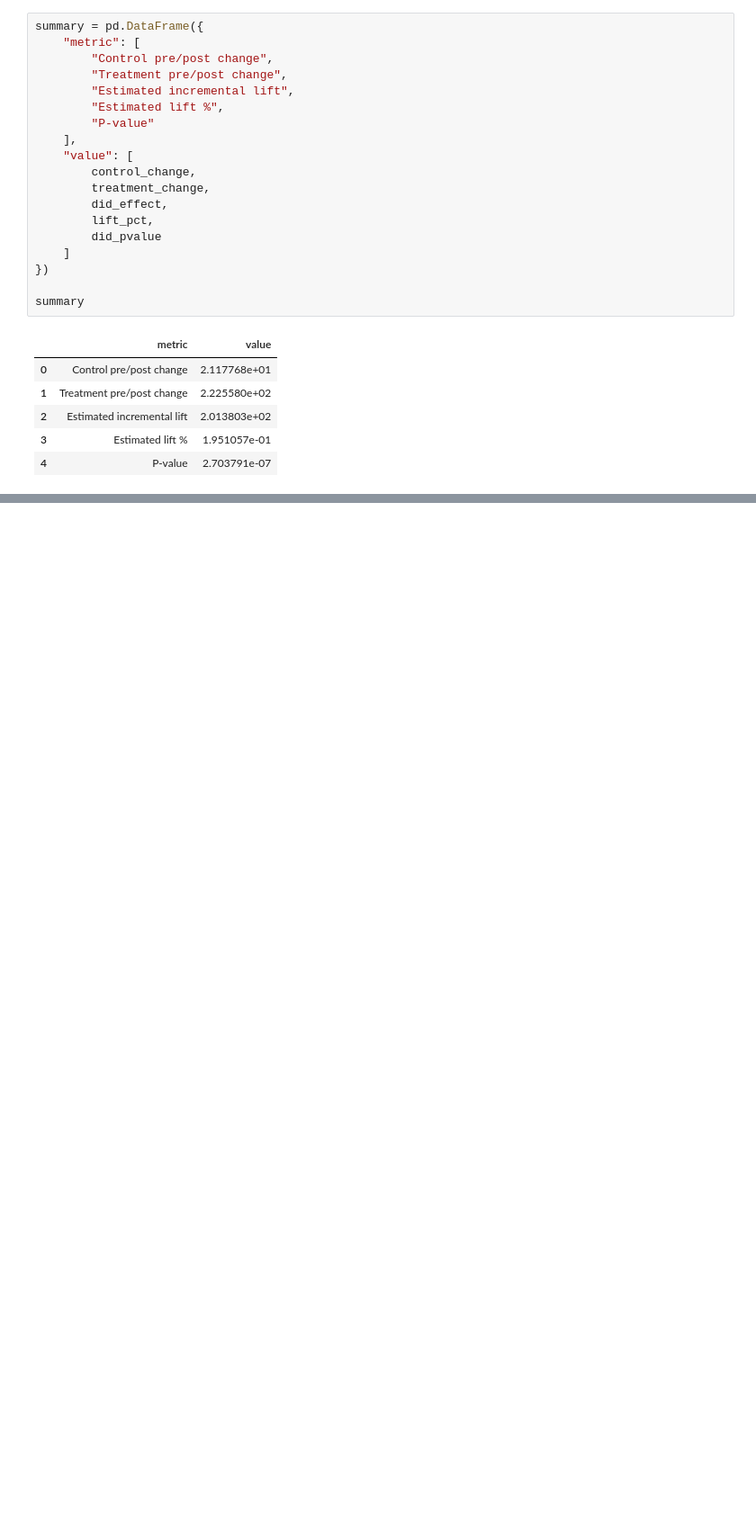
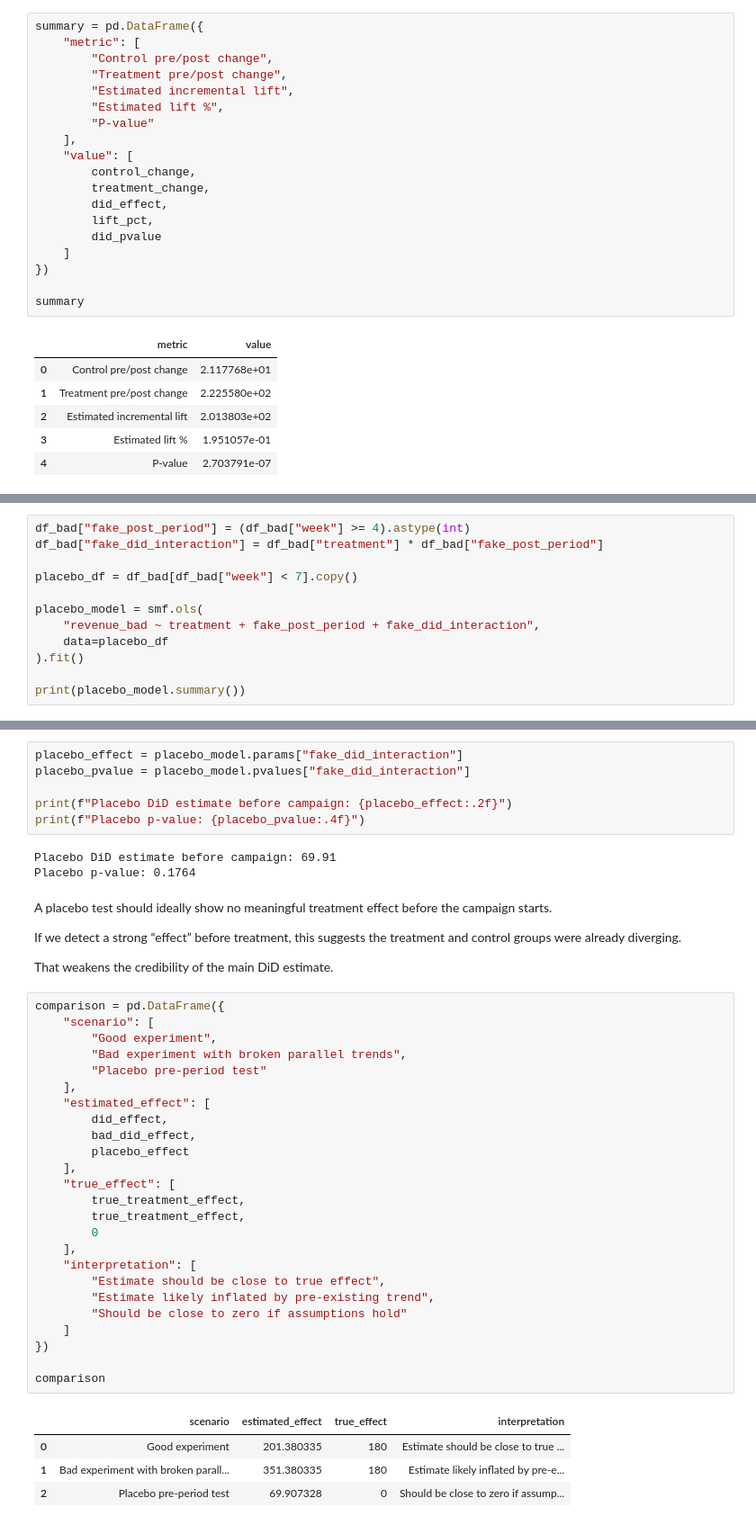
Before and after one commit to abhinav-sharma15/marketing-measurement-system, a Jupyter notebook: notebooks/01_geo_lift_did_colab.ipynb, the cells around one changed output, grey strips where cells are left out. Shown at 90% size. Cells and saved outputs as stored; diff of their text form; blank space fills up the shorter version.

```diff
--- a/notebooks/01_geo_lift_did_colab.ipynb
+++ b/notebooks/01_geo_lift_did_colab.ipynb
@@ -414,0 +524,12 @@ summary
+# %%
+df_bad["fake_post_period"] = (df_bad["week"] >= 4).astype(int)
+df_bad["fake_did_interaction"] = df_bad["treatment"] * df_bad["fake_post_period"]
+
+placebo_df = df_bad[df_bad["week"] < 7].copy()
+
+placebo_model = smf.ols(
+    "revenue_bad ~ treatment + fake_post_period + fake_did_interaction",
+    data=placebo_df
+).fit()
+
+print(placebo_model.summary())
@@ -414,0 +554,45 @@ summary
+# %%
+placebo_effect = placebo_model.params["fake_did_interaction"]
+placebo_pvalue = placebo_model.pvalues["fake_did_interaction"]
+
+print(f"Placebo DiD estimate before campaign: {placebo_effect:.2f}")
+print(f"Placebo p-value: {placebo_pvalue:.4f}")
+# %% [output]
+Placebo DiD estimate before campaign: 69.91
+Placebo p-value: 0.1764
+# %% [markdown]
+A placebo test should ideally show no meaningful treatment effect before the campaign starts.
+
+If we detect a strong “effect” before treatment, this suggests the treatment and control groups were already diverging.
+
+That weakens the credibility of the main DiD estimate.
+# %%
+comparison = pd.DataFrame({
+    "scenario": [
+        "Good experiment",
+        "Bad experiment with broken parallel trends",
+        "Placebo pre-period test"
+    ],
+    "estimated_effect": [
+        did_effect,
+        bad_did_effect,
+        placebo_effect
+    ],
+    "true_effect": [
+        true_treatment_effect,
+        true_treatment_effect,
+        0
+    ],
+    "interpretation": [
+        "Estimate should be close to true effect",
+        "Estimate likely inflated by pre-existing trend",
+        "Should be close to zero if assumptions hold"
+    ]
+})
+
+comparison
+# %% [output]
+|  | scenario | estimated_effect | true_effect | interpretation |
+| 0 | Good experiment | 201.380335 | 180 | Estimate should be close to true ... |
+| 1 | Bad experiment with broken parall... | 351.380335 | 180 | Estimate likely inflated by pre-e... |
+| 2 | Placebo pre-period test | 69.907328 | 0 | Should be close to zero if assump... |
```
Also changed, not shown: parts of 15 cells of this notebook.
